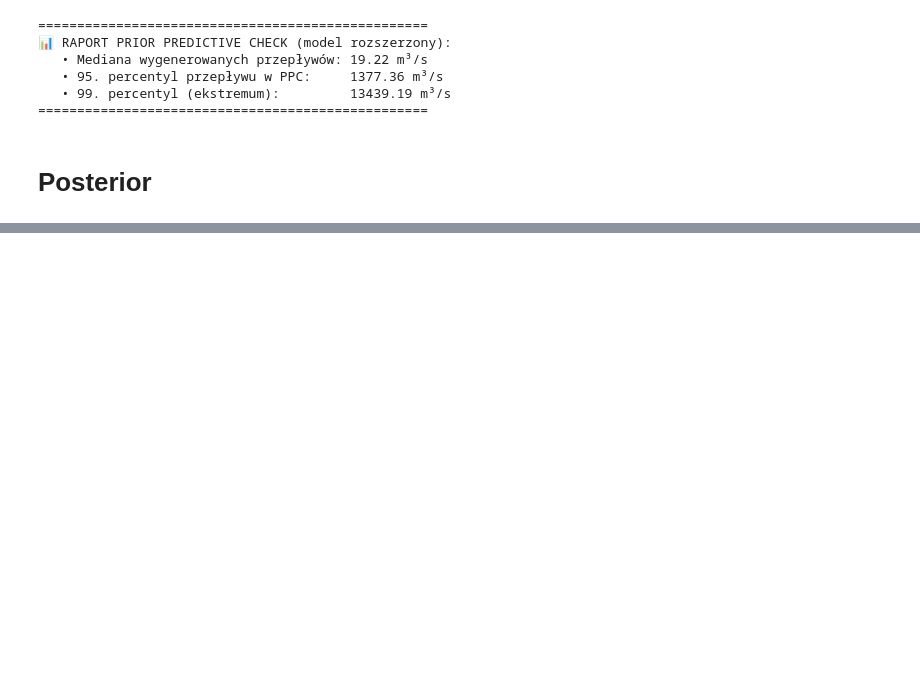
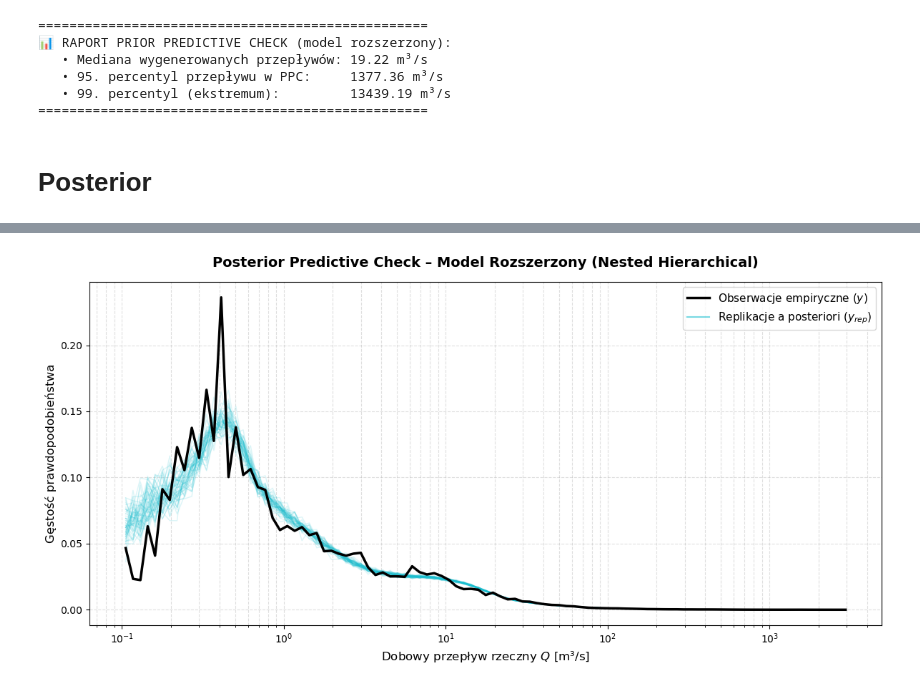
Before and after one commit to pjerzyna/Data-Analytics-Project, a Jupyter notebook: nested_hierarchical.ipynb, the cells around one changed output, grey strips where cells are left out. Saved outputs shown, nothing was run; the diff lists cells and outputs as text; code cells hidden in the pictures; blank space fills up the shorter version.

```diff
--- a/nested_hierarchical.ipynb
+++ b/nested_hierarchical.ipynb
@@ -611,7 +599,7 @@ print(f"   • Liczba dobowych obserwacji (N): {stan_data_base['N']}")
 print(f"   • Liczba stacji pomiarowych (S):  {stan_data_base['S']}")
 
 # 4. Definicja ścieżki i kompilacja modelu docelowego
-stan_file_path = "stan/model_lognormal_base_pawel2.stan"
+stan_file_path = "stan/model_lognormal_base.stan"
 model_base = CmdStanModel(stan_file=stan_file_path)
 
 print("\n🚀 URUCHAMIAM PRÓBKOWANIE A POSTERIORI (MCMC)...")
@@ -1360,0 +1147,88 @@ Zostalo tylko posterior, predictive check, wyciagnac statystyki (analoicznei do
+# %%
+# ====================================================================
+# TRENING MODELU ROZSZERZONEGO Z generated quantities
+# ====================================================================
+# model_lognormal_ext_gen_qq.stan <-- ma genereated quantities, ale przez to crashuje RAM
+model_ext = CmdStanModel(stan_file="stan/model_lognormal_ext_gen_qq.stan")
+
+fit_ext = model_ext.sample(
+    data=stan_data_ext,
+    chains=4,
+    parallel_chains=4,
+    thin=2,              # 4000 --> 2000 próbek — klucz do przeżycia RAM
+    iter_warmup=1000,
+    iter_sampling=1000,
+    adapt_delta=0.99,
+    max_treedepth=15,
+    seed=42,
+    show_progress=True,
+    output_dir="/tmp/stan_ext"
+)
+
+# ====================================================================
+# DIAGNOSTYKA
+# ====================================================================
+idata_ext = az.from_cmdstanpy(
+    posterior=fit_ext,
+    observed_data={"y": stan_data_ext['y']}
+)
+
+print(fit_ext.diagnose())
+print(az.summary(idata_ext, var_names=[
+    'mu_global', 'log_sigma_global',
+    'tau_mu_riv', 'tau_sigma_riv',
+    'tau_mu_sta', 'tau_sigma_sta'
+]))
+
+# ====================================================================
+# PPC — ładujemy y_rep po 1 próbce, nigdy cała macierz w RAM
+# ====================================================================
+y_obs = stan_data_ext['y']
+
+num_samples_to_plot = 50
+np.random.seed(42)
+
+# Ile draws mamy łącznie
+n_draws_total = fit_ext.stan_variable("mu_sta").shape[0]  # (draws, 69) — lekkie
+draw_idx = np.random.choice(n_draws_total, size=num_samples_to_plot, replace=False)
+draw_idx_set = set(draw_idx.tolist())
+
+bins = np.logspace(np.log10(0.1), np.log10(y_obs.max()), 100)
+
+plt.figure(figsize=(12, 6), dpi=100)
+print("⏳ Generowanie PPC — ładowanie y_rep po jednej próbce...")
+
+# Wyciągamy mu_sta i sigma_sta (małe — 2000×69)
+mu_sta_all    = fit_ext.stan_variable("mu_sta")     # (2000, 69)
+sigma_sta_all = fit_ext.stan_variable("sigma_sta")  # (2000, 69)
+station_idx   = stan_data_ext['station_id'] - 1     # 0-indexed
+
+for i, d in enumerate(draw_idx):
+    mu_vec    = mu_sta_all[d, station_idx]      # (N,)
+    sigma_vec = sigma_sta_all[d, station_idx]   # (N,)
+    y_rep_i   = np.random.lognormal(mu_vec, sigma_vec)  # (N,) — generujemy w numpy
+
+    counts, edges = np.histogram(y_rep_i, bins=bins, density=True)
+    bin_centers = (edges[:-1] + edges[1:]) / 2
+    plt.plot(bin_centers, counts, color='#17becf', alpha=0.15, linewidth=1)
+
+del mu_sta_all, sigma_sta_all  # zwalniamy RAM
+
+counts_obs, edges_obs = np.histogram(y_obs, bins=bins, density=True)
+bin_centers_obs = (edges_obs[:-1] + edges_obs[1:]) / 2
+plt.plot(bin_centers_obs, counts_obs, color='black', linewidth=2.5,
+         label='Obserwacje empiryczne ($y$)')
+plt.plot([], [], color='#17becf', alpha=0.6, linewidth=1.5,
+         label='Replikacje a posteriori ($y_{rep}$)')
+
+plt.xscale('log')
+plt.title("Posterior Predictive Check – Model Rozszerzony (Nested Hierarchical)",
+          weight='bold', fontsize=14, pad=15)
+plt.xlabel("Dobowy przepływ rzeczny $Q$ [m³/s]", fontsize=12)
+plt.ylabel("Gęstość prawdopodobieństwa", fontsize=12)
+plt.grid(True, linestyle='--', alpha=0.4, which="both")
+plt.legend(fontsize=11, loc="upper right")
+plt.tight_layout()
+plt.show()
+print("✅ PPC wygenerowany pomyślnie!")
+# %% [output]
@@ -1360,0 +1271 @@ Zostalo tylko posterior, predictive check, wyciagnac statystyki (analoicznei do
+[figure, added]
```
Also changed, not shown: parts of 20 cells of this notebook, 25 other files.
